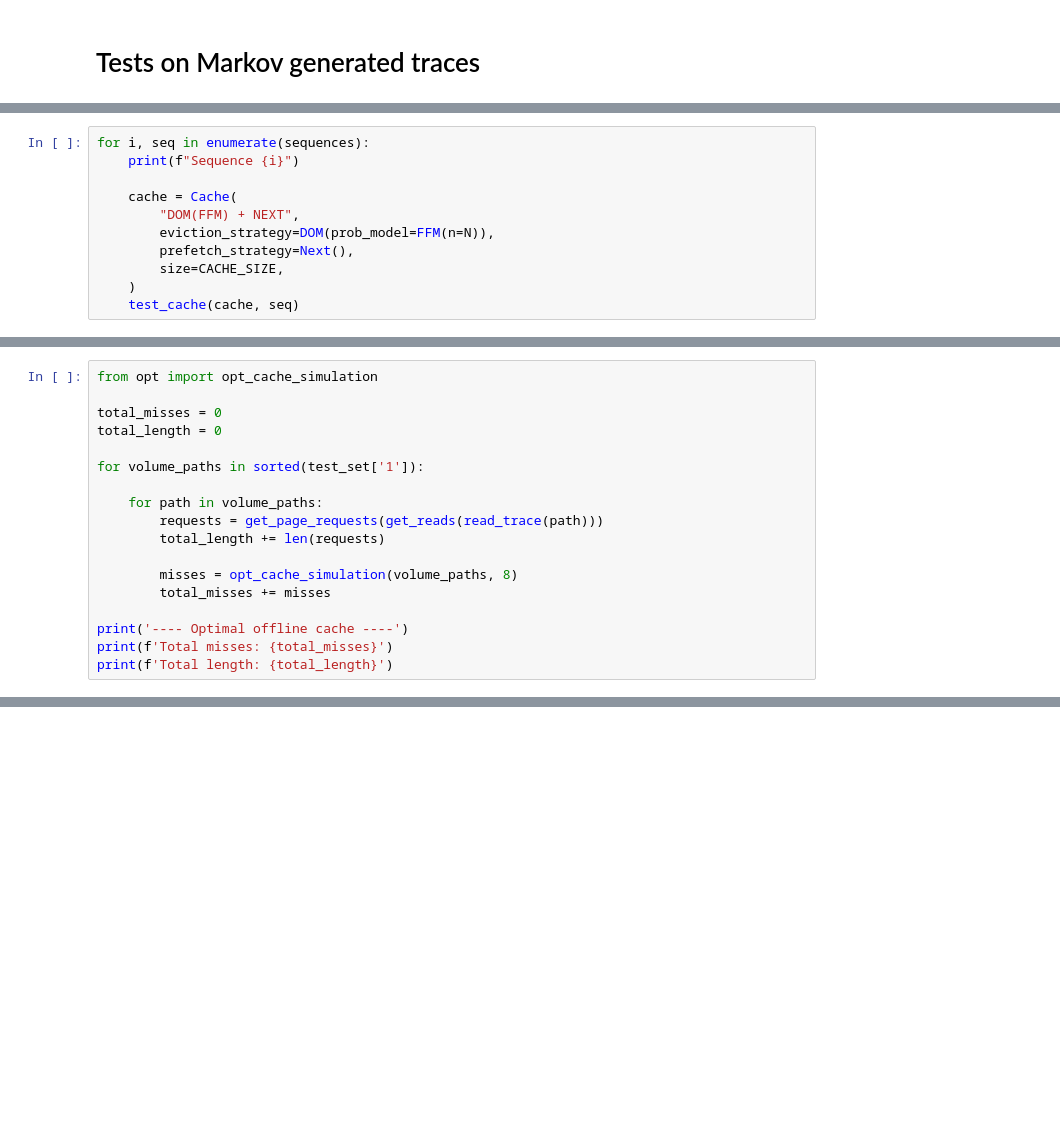
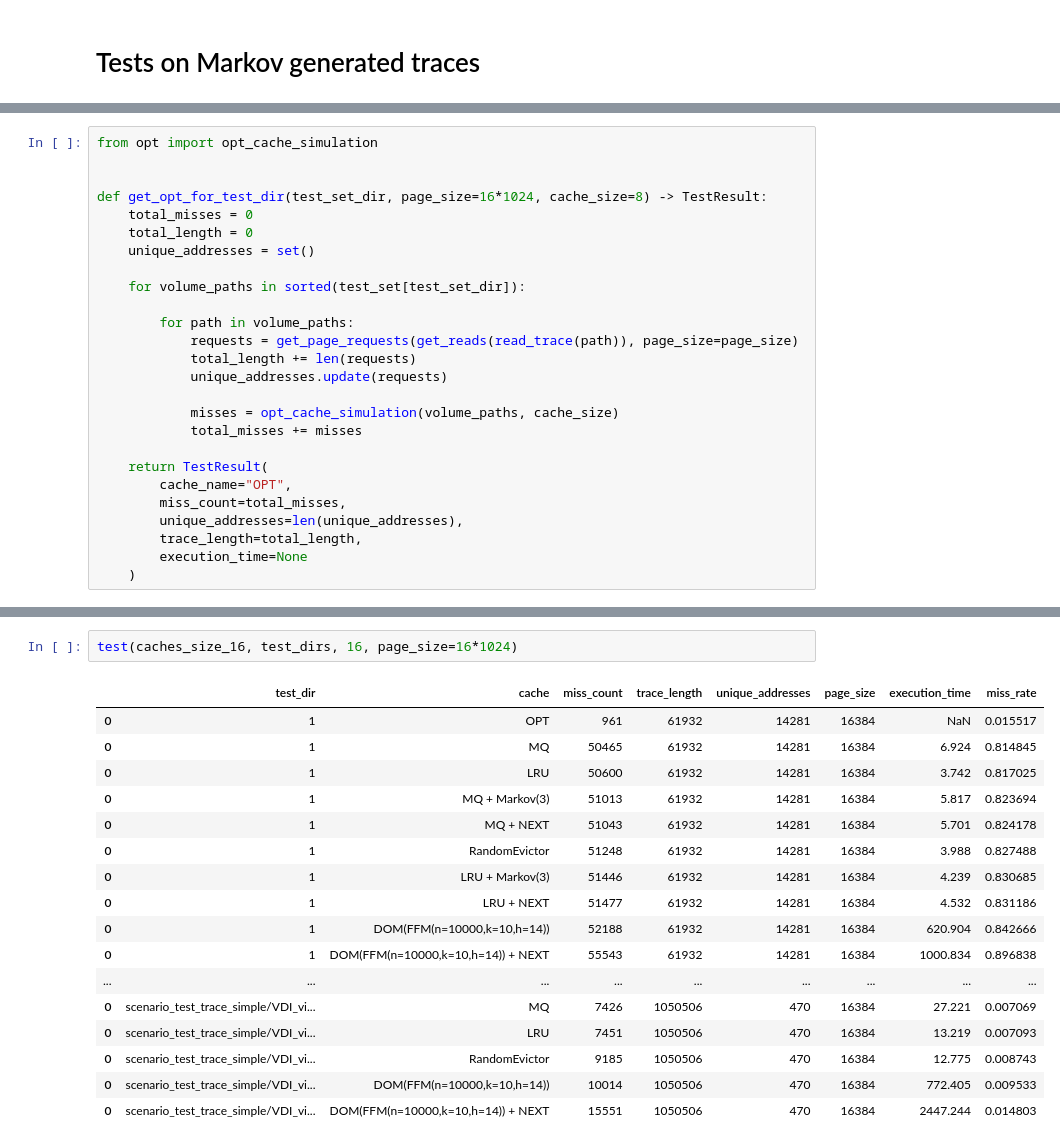
Before and after one commit to rllaskowski/cache-prefetchers, a Jupyter notebook: experiments.ipynb, the cells around one changed output, grey strips where cells are left out. Saved outputs shown, nothing was run; the diff lists cells and outputs as text; blank space fills up the shorter version.

```diff
--- a/experiments.ipynb
+++ b/experiments.ipynb
@@ -178,11 +113,0 @@ Hit rate: 0.008
-# %%
-for i, seq in enumerate(sequences):
-    print(f"Sequence {i}")
-
-    cache = Cache(
-        "DOM(FFM) + NEXT",
-        eviction_strategy=DOM(prob_model=FFM(n=N)),
-        prefetch_strategy=Next(),
-        size=CACHE_SIZE,
-    )
-    test_cache(cache, seq)
@@ -281,18 +401,26 @@ Unique addresses: 31938
 # %%
 from opt import opt_cache_simulation
 
-total_misses = 0
-total_length = 0
 
-for volume_paths in sorted(test_set['1']):
+def get_opt_for_test_dir(test_set_dir, page_size=16*1024, cache_size=8) -> TestResult:
+    total_misses = 0
+    total_length = 0
+    unique_addresses = set()
 
-    for path in volume_paths:
-        requests = get_page_requests(get_reads(read_trace(path)))
-        total_length += len(requests)
+    for volume_paths in sorted(test_set[test_set_dir]):
 
-        misses = opt_cache_simulation(volume_paths, 8)
-        total_misses += misses
+        for path in volume_paths:
+            requests = get_page_requests(get_reads(read_trace(path)), page_size=page_size)
+            total_length += len(requests)
+            unique_addresses.update(requests)
 
-print('---- Optimal offline cache ----')
-print(f'Total misses: {total_misses}')
-print(f'Total length: {total_length}')
+            misses = opt_cache_simulation(volume_paths, cache_size)
+            total_misses += misses
+
+    return TestResult(
+        cache_name="OPT",
+        miss_count=total_misses,
+        unique_addresses=len(unique_addresses),
+        trace_length=total_length,
+        execution_time=None
+    )
@@ -302,0 +764,20 @@ Total length: 189913
+# %%
+test(caches_size_16, test_dirs, 16, page_size=16*1024)
+# %% [output]
+|  | test_dir | cache | miss_count | trace_length | unique_addresses | page_size | execution_time | miss_rate |
+| 0 | 1 | OPT | 961 | 61932 | 14281 | 16384 | NaN | 0.015517 |
+| 0 | 1 | MQ | 50465 | 61932 | 14281 | 16384 | 6.924 | 0.814845 |
+| 0 | 1 | LRU | 50600 | 61932 | 14281 | 16384 | 3.742 | 0.817025 |
+| 0 | 1 | MQ + Markov(3) | 51013 | 61932 | 14281 | 16384 | 5.817 | 0.823694 |
+| 0 | 1 | MQ + NEXT | 51043 | 61932 | 14281 | 16384 | 5.701 | 0.824178 |
+| 0 | 1 | RandomEvictor | 51248 | 61932 | 14281 | 16384 | 3.988 | 0.827488 |
+| 0 | 1 | LRU + Markov(3) | 51446 | 61932 | 14281 | 16384 | 4.239 | 0.830685 |
+| 0 | 1 | LRU + NEXT | 51477 | 61932 | 14281 | 16384 | 4.532 | 0.831186 |
+| 0 | 1 | DOM(FFM(n=10000,k=10,h=14)) | 52188 | 61932 | 14281 | 16384 | 620.904 | 0.842666 |
+| 0 | 1 | DOM(FFM(n=10000,k=10,h=14)) + NEXT | 55543 | 61932 | 14281 | 16384 | 1000.834 | 0.896838 |
+| ... | ... | ... | ... | ... | ... | ... | ... | ... |
+| 0 | scenario_test_trace_simple/VDI_vi... | MQ | 7426 | 1050506 | 470 | 16384 | 27.221 | 0.007069 |
+| 0 | scenario_test_trace_simple/VDI_vi... | LRU | 7451 | 1050506 | 470 | 16384 | 13.219 | 0.007093 |
+| 0 | scenario_test_trace_simple/VDI_vi... | RandomEvictor | 9185 | 1050506 | 470 | 16384 | 12.775 | 0.008743 |
+| 0 | scenario_test_trace_simple/VDI_vi... | DOM(FFM(n=10000,k=10,h=14)) | 10014 | 1050506 | 470 | 16384 | 772.405 | 0.009533 |
+| 0 | scenario_test_trace_simple/VDI_vi... | DOM(FFM(n=10000,k=10,h=14)) + NEXT | 15551 | 1050506 | 470 | 16384 | 2447.244 | 0.014803 |
```
Also changed, not shown: parts of 29 cells of this notebook, 13 other files.
